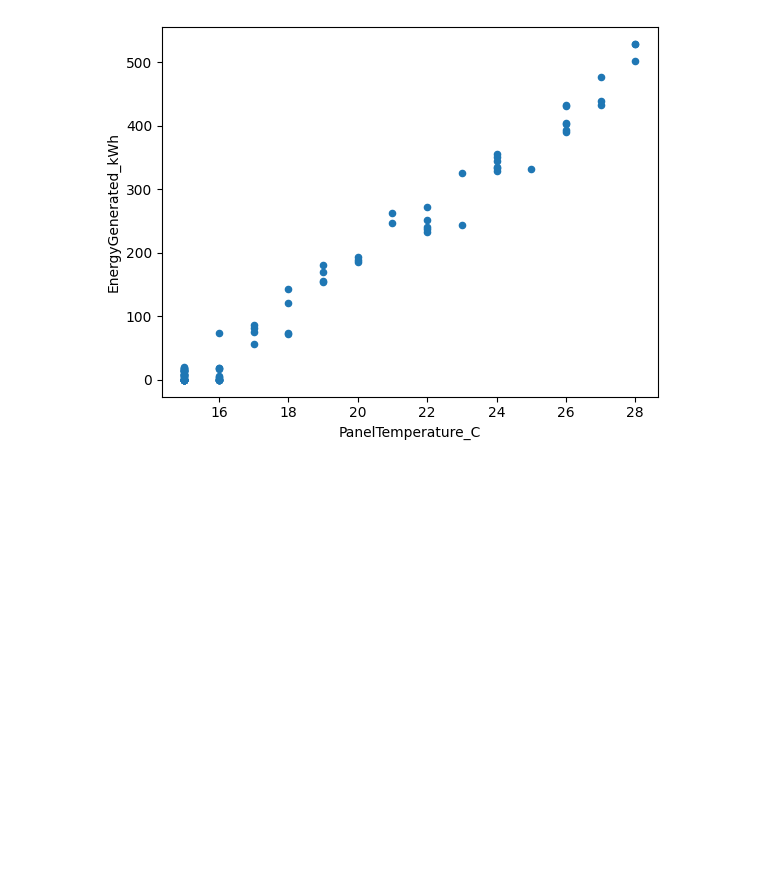
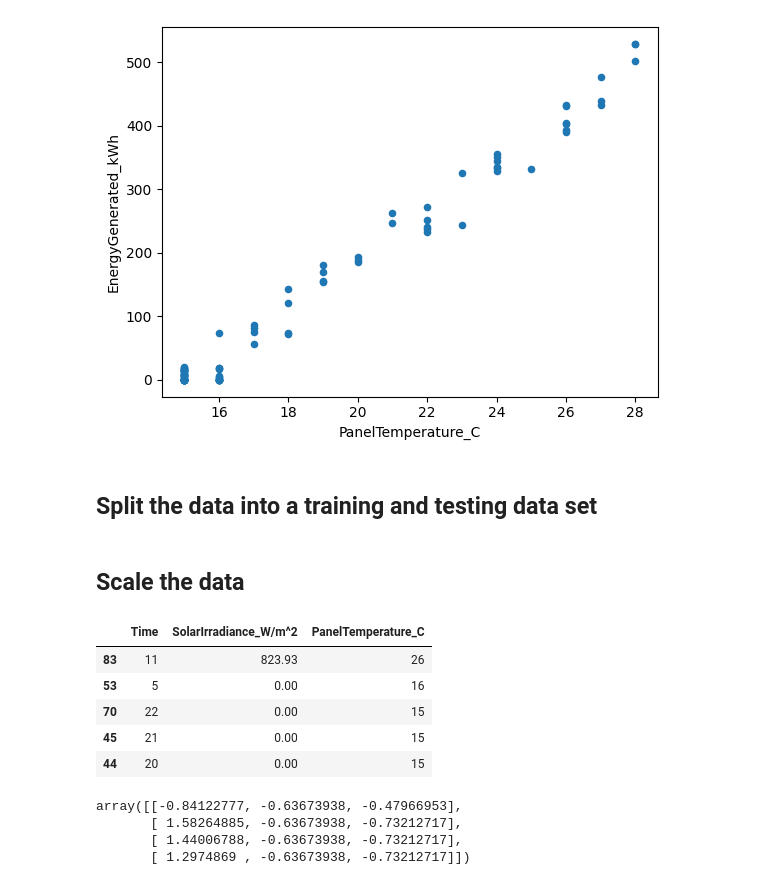
Before and after one commit to kmjaman/machine-learning, a Jupyter notebook: solar_energy/solar_power_energy.ipynb, the cells around one changed output. Drawn from its saved outputs; the diff is of its cells as text; code cells hidden in the pictures; blank space fills up the shorter version.

Commit message:
Split and scale the dataset

```diff
--- a/solar_energy/solar_power_energy.ipynb
+++ b/solar_energy/solar_power_energy.ipynb
@@ -104,0 +122,36 @@ plt.show()
+# %% [markdown]
+## Split the data into a training and testing data set
+# %%
+#split the data into 80% train and 20% test
+train_set, test_set = train_test_split(data, test_size=0.2, random_state=42)
+# %%
+#keep data needed for each input
+x_train_set = train_set.drop("EnergyGenerated_kWh", axis=1)
+x_test_set = test_set.drop("EnergyGenerated_kWh", axis=1)
+y_train_set = train_set["EnergyGenerated_kWh"].copy()
+y_test_set = test_set["EnergyGenerated_kWh"].copy()
+# %% [markdown]
+## Scale the data
+# %%
+#normalize the data
+scaler = StandardScaler()
+scaler.fit(x_train_set)
+x_train_scaled = scaler.transform(x_train_set)
+scaler.fit(x_test_set)
+x_test_scaled = scaler.transform(x_test_set)
+# %%
+x_test_set.head()
+# %% [output]
+|  | Time | SolarIrradiance_W/m^2 | PanelTemperature_C |
+| 83 | 11 | 823.93 | 26 |
+| 53 | 5 | 0.00 | 16 |
+| 70 | 22 | 0.00 | 15 |
+| 45 | 21 | 0.00 | 15 |
+| 44 | 20 | 0.00 | 15 |
+# %%
+x_test_scaled[1:5,:]
+# %% [output]
+array([[-0.84122777, -0.63673938, -0.47966953],
+       [ 1.58264885, -0.63673938, -0.73212717],
+       [ 1.44006788, -0.63673938, -0.73212717],
+       [ 1.2974869 , -0.63673938, -0.73212717]])
```
Also changed, not shown: parts of 1 cell of this notebook.
